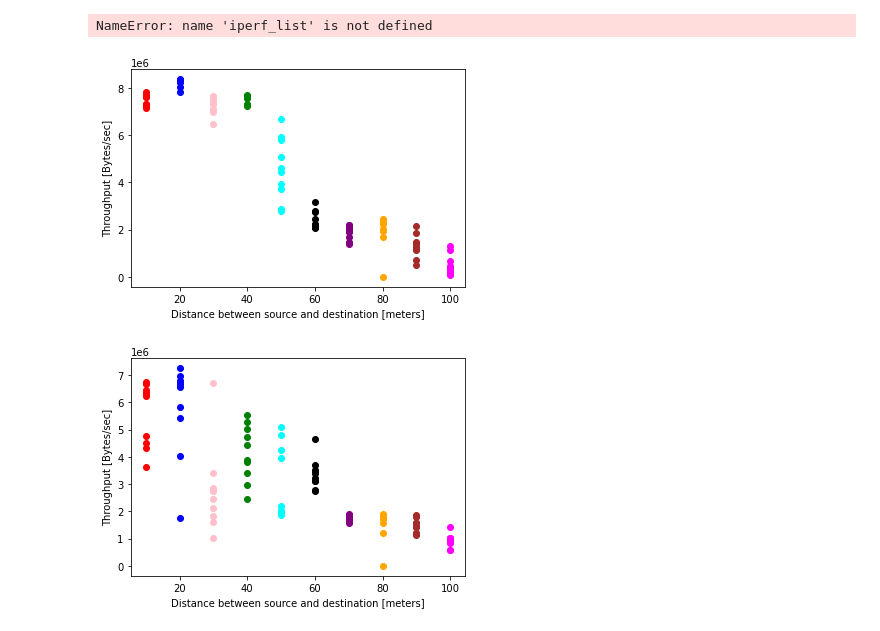
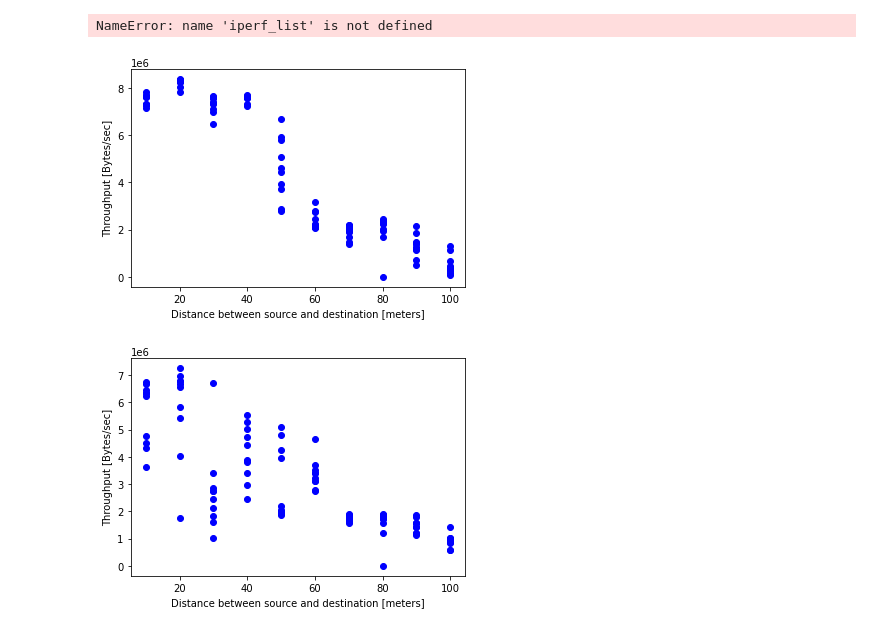
Before and after one commit to k00ziex/MastersThesis_FANETs_Fall_2022, a Jupyter notebook: Data_processing/Data_Visualization.ipynb, the cells around one changed output. Cells and saved outputs as stored; diff of their text form; code cells hidden in the pictures.

```diff
--- a/Data_processing/Data_Visualization.ipynb
+++ b/Data_processing/Data_Visualization.ipynb
@@ -211,7 +207,7 @@ import numpy as np
 import math
 from matplotlib.markers import MarkerStyle # For making the Y-axis whole numbers
 
-def scatter_plot_iperf_bitrate(path, y_label, x_label, x_axis_values, color_dictionary):
+def scatter_plot_iperf_bitrate(path, y_label, x_label, x_axis_values):
 
     distance_iperf_files = path
 
@@ -242,10 +238,8 @@ def scatter_plot_iperf_bitrate(path, y_label, x_label, x_axis_values, color_dict
         y_axis = np.concatenate((y_axis, entry))
 
 
-    color_dict = color_dictionary
-
     for x_value, y_value in zip(x_axis, y_axis):
-        plt.scatter(x=x_value, y=y_value, marker='o', color=color_dict[x_value])
+        plt.scatter(x=x_value, y=y_value, marker='o', c='blue')
     plt.ylabel(y_label)
     plt.xlabel(x_label)
 # %%
@@ -275,61 +269,38 @@ x_axis = [  10, 10, 10, 10, 10, 10, 10, 10, 10, 10,
             90, 90, 90, 90, 90, 90, 90, 90, 90, 90,
             100, 100, 100, 100, 100, 100, 100, 100, 100, 100]
 
-color_dict = {
-    10: 'red',
-    20: 'blue',
-    30: 'pink',
-    40: 'green',
-    50: 'cyan',
-    60: 'black',
-    70: 'purple',
-    80: 'orange',
-    90: 'brown',
-    100: 'magenta'}
 
-scatter_plot_iperf_bitrate(distance_iperf_files,y_label,x_label,x_axis,color_dict)
+scatter_plot_iperf_bitrate(distance_iperf_files,y_label,x_label,x_axis)
 # %% [output]
-[figure, old version]
+[figure, new version]
 # %%
 ############# DISTANCE EXPERIMENT INTERFERENCE - Visualization of Bitrate  #####################
 distance_file_iperf = "../Distance/Dongle/Single-hop_interference/iperf_results_"
 distance_iperf_files = [distance_file_iperf + "10m.txt",
                         distance_file_iperf + "20m.txt",
                         distance_file_iperf + "30m.txt",
                         distance_file_iperf + "40m.txt",
                         distance_file_iperf + "50m.txt",
                         distance_file_iperf + "60m.txt",
                         distance_file_iperf + "70m.txt",
                         distance_file_iperf + "80m.txt",
                         distance_file_iperf + "90m.txt",
                         distance_file_iperf + "100m.txt"
                         ]
 
 y_label = "Throughput [Bytes/sec]"
 x_label = "Distance between source and destination [meters]"
 x_axis = [  10, 10, 10, 10, 10, 10, 10, 10, 10, 10,
             20, 20, 20, 20, 20, 20, 20, 20, 20, 20,
             30, 30, 30, 30, 30, 30, 30, 30, 30, 30,
             40, 40, 40, 40, 40, 40, 40, 40, 40, 40,
             50, 50, 50, 50, 50, 50, 50, 50, 50, 50,
             60, 60, 60, 60, 60, 60, 60, 60, 60, 60,
             70, 70, 70, 70, 70, 70, 70, 70, 70, 70,
             80, 80, 80, 80, 80, 80, 80, 80, 80, 80,
             90, 90, 90, 90, 90, 90, 90, 90, 90, 90,
             100, 100, 100, 100, 100, 100, 100, 100, 100, 100]
 
-color_dict = {
-    10: 'red',
-    20: 'blue',
-    30: 'pink',
-    40: 'green',
-    50: 'cyan',
-    60: 'black',
-    70: 'purple',
-    80: 'orange',
-    90: 'brown',
-    100: 'magenta'}
-
-scatter_plot_iperf_bitrate(distance_iperf_files,y_label,x_label,x_axis,color_dict)
+scatter_plot_iperf_bitrate(distance_iperf_files,y_label,x_label,x_axis)
 # %% [output]
-[figure, old version]
+[figure, new version]
```
Also changed, not shown: parts of 2 cells of this notebook.
